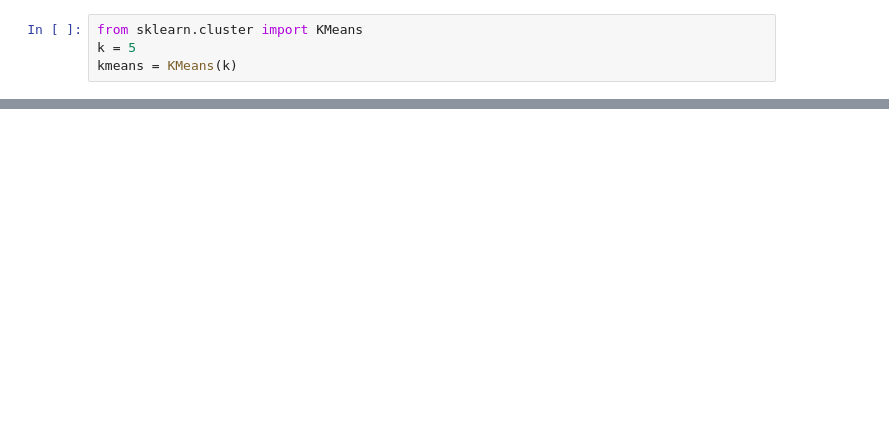
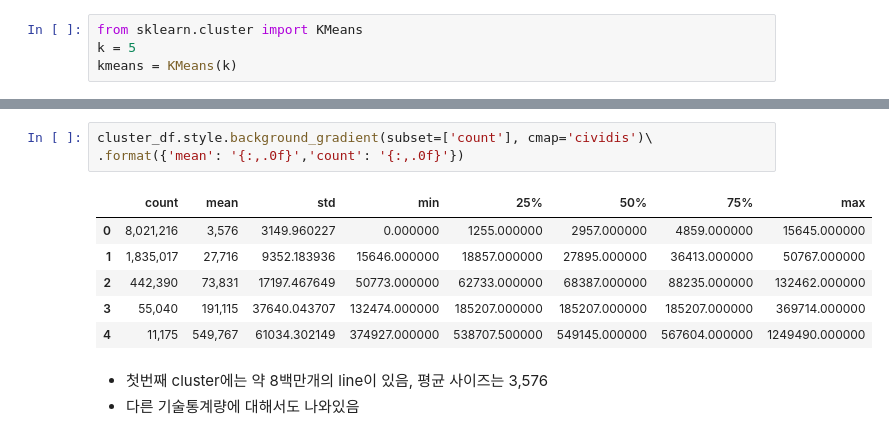
Before and after one commit to Haebuk/Python_Machine_Learning, a Jupyter notebook: logfile_practice.ipynb, the cells around one changed output, grey strips where cells are left out. Saved outputs shown, nothing was run; the diff lists cells and outputs as text; blank space fills up the shorter version.

```diff
--- a/logfile_practice.ipynb
+++ b/logfile_practice.ipynb
@@ -291,0 +311,13 @@ KeyboardInterrupt: ignored
+# %%
+cluster_df.style.background_gradient(subset=['count'], cmap='cividis')\
+.format({'mean': '{:,.0f}','count': '{:,.0f}'})
+# %% [output]
+|  | count | mean | std | min | 25% | 50% | 75% | max |
+| 0 | 8,021,216 | 3,576 | 3149.960227 | 0.000000 | 1255.000000 | 2957.000000 | 4859.000000 | 15645.000000 |
+| 1 | 1,835,017 | 27,716 | 9352.183936 | 15646.000000 | 18857.000000 | 27895.000000 | 36413.000000 | 50767.000000 |
+| 2 | 442,390 | 73,831 | 17197.467649 | 50773.000000 | 62733.000000 | 68387.000000 | 88235.000000 | 132462.000000 |
+| 3 | 55,040 | 191,115 | 37640.043707 | 132474.000000 | 185207.000000 | 185207.000000 | 185207.000000 | 369714.000000 |
+| 4 | 11,175 | 549,767 | 61034.302149 | 374927.000000 | 538707.500000 | 549145.000000 | 567604.000000 | 1249490.000000 |
+# %% [markdown]
+- 첫번째 cluster에는 약 8백만개의 line이 있음, 평균 사이즈는 3,576
+- 다른 기술통계량에 대해서도 나와있음
```
Also changed, not shown: parts of 53 cells of this notebook.
